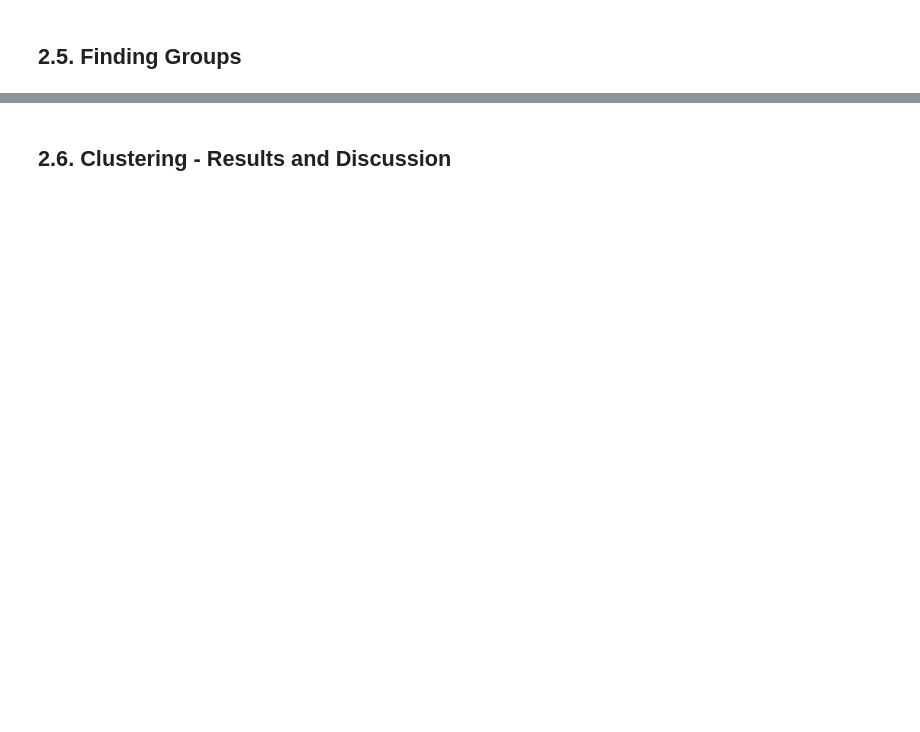
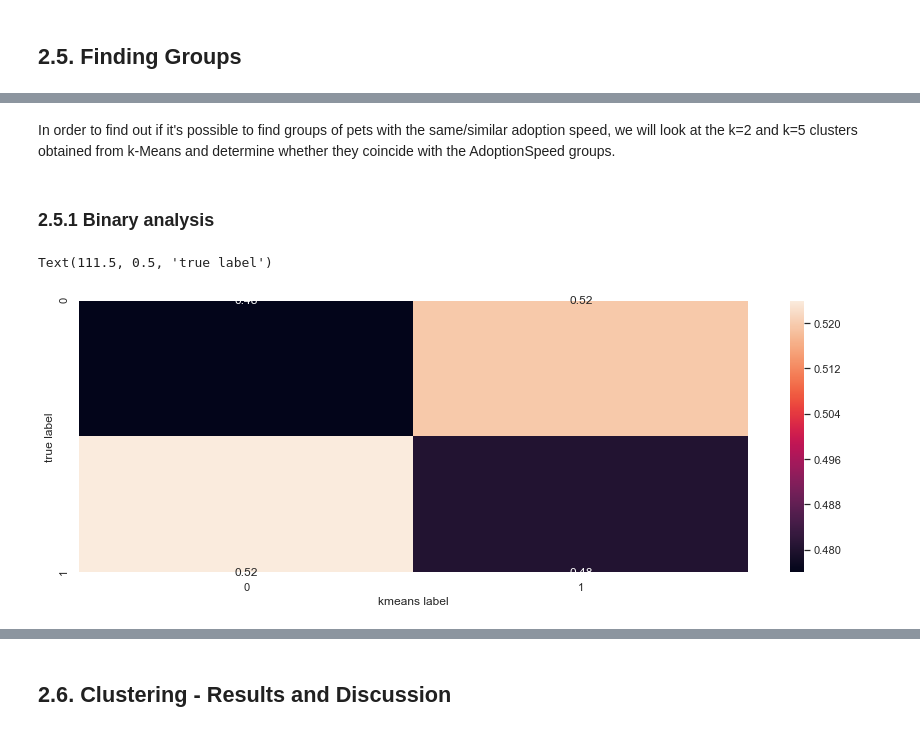
Before and after one commit to beatriz-lima/Machine-Learning-2019, a Jupyter notebook: Notes_Project.ipynb, the cells around one changed output, grey strips where cells are left out. Drawn from its saved outputs; the diff is of its cells as text; code cells hidden in the pictures; blank space fills up the shorter version.

Commit message:
CLustering and other functions

```diff
--- a/Notes_Project.ipynb
+++ b/Notes_Project.ipynb
@@ -1659,2 +1258,8 @@ In this task you should **use unsupervised learning algorithms and try to charac
+# %%
+## STANDARDIZING THE DATA
+from sklearn.preprocessing import StandardScaler
+scaler = StandardScaler()
+data_scaled_b = scaler.fit_transform(table_X_b)
+data_scaled_m = scaler.fit_transform(table_X_m)
 # %% [markdown]
 ## 2.5. Finding Groups
@@ -1662,0 +1266,39 @@ In this task you should **use unsupervised learning algorithms and try to charac
+# %% [markdown]
+In order to find out if it's possible to find groups of pets with the same/similar adoption speed, we will look at the k=2 and k=5 clusters obtained from k-Means and determine whether they coincide with the AdoptionSpeed groups.
+# %%
+from sklearn.cluster import KMeans
+kmeans_b = KMeans(n_clusters=2, random_state=0)
+kmeans_m = KMeans(n_clusters=5, random_state=0)
+# %%
+# Train K-means
+kmeans_b = kmeans_b.fit(data_scaled_b)
+kmeans_m = kmeans_m.fit(data_scaled_m)
+# %%
+# This function produces a confusion matrix with the percentual membership
+# (of the points in each cluster) to a given feature
+
+def df_confusion(cluster, table_a):
+    df = pd.DataFrame(set(table_a))
+    df = df.set_index(0)
+
+    for i in set(cluster): df[i] = 0
+    i=0
+    while i < len(cluster):
+        df.loc[table_a[i], cluster[i]]+=1
+        i += 1
+    for i in set(df.columns):
+        Total = df[i].sum()
+        for j in set(df.index):
+            df.loc[j, i] = (df.loc[j, i] / Total)
+    return df
+# %% [markdown]
+### 2.5.1 Binary analysis
+# %%
+# Compare membership for binary dataset
+df1 = df_confusion(kmeans_b.labels_, table_y_b)
+ax = sns.heatmap(df1, annot=True)
+ax.set_xlabel('kmeans label')
+ax.set_ylabel('true label')
+# %% [output]
+Text(111.5, 0.5, 'true label')
+[figure, added]
```
Also changed, not shown: parts of 87 cells of this notebook.
